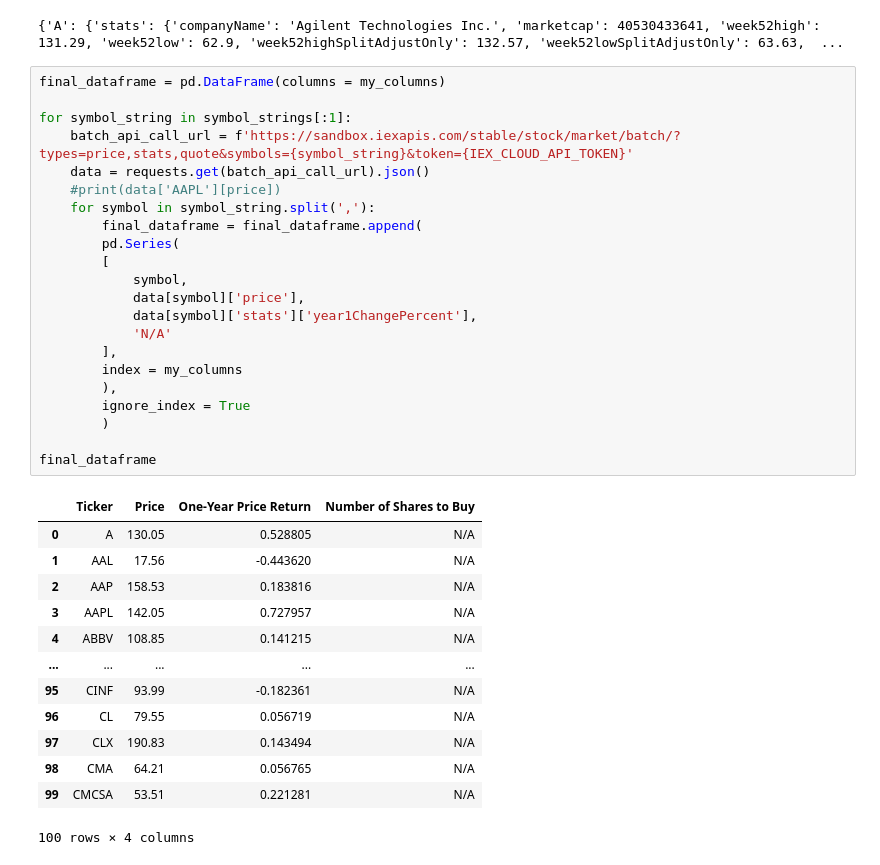
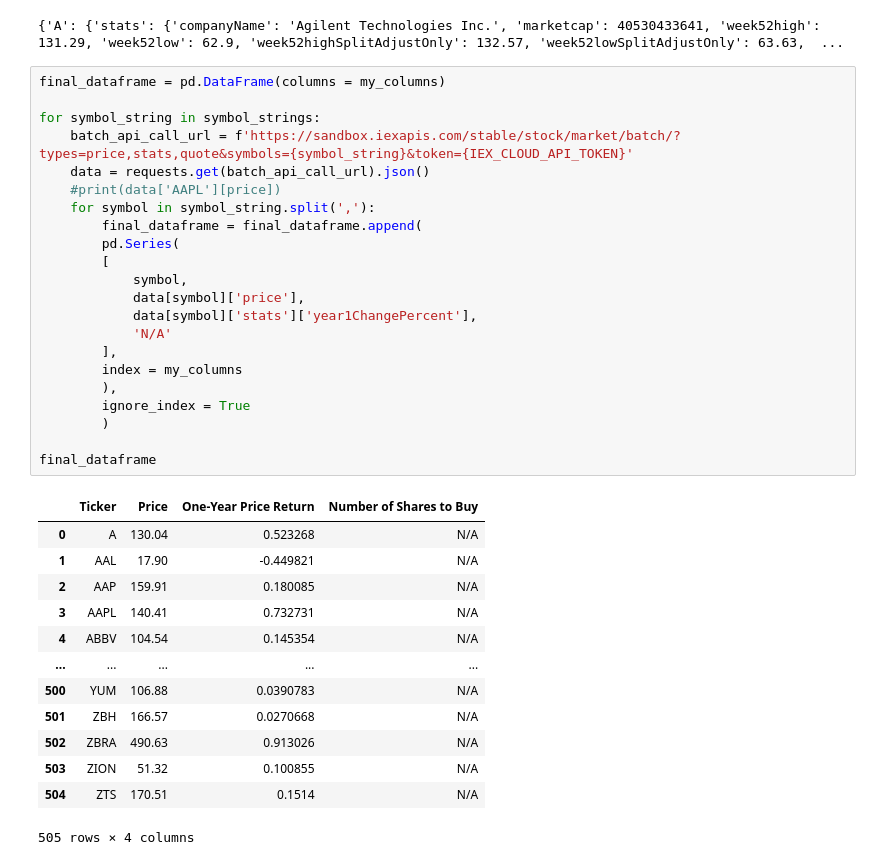
Before and after one commit to Manas1820/G_MAP, a Jupyter notebook: stock_prediction/stock_prediction_using_momentum_as_factor.ipynb, the cells around one changed output. Saved outputs shown, nothing was run; the diff lists cells and outputs as text.

```diff
--- a/stock_prediction/stock_prediction_using_momentum_as_factor.ipynb
+++ b/stock_prediction/stock_prediction_using_momentum_as_factor.ipynb
@@ -86,36 +86,36 @@ for symbol_string in symbol_strings[:1]:
 # %%
 final_dataframe = pd.DataFrame(columns = my_columns)
 
-for symbol_string in symbol_strings[:1]:
+for symbol_string in symbol_strings:
     batch_api_call_url = f'https://sandbox.iexapis.com/stable/stock/market/batch/?types=price,stats,quote&symbols={symbol_string}&token={IEX_CLOUD_API_TOKEN}'
     data = requests.get(batch_api_call_url).json()
     #print(data['AAPL'][price])
     for symbol in symbol_string.split(','):
         final_dataframe = final_dataframe.append(
         pd.Series(
         [
             symbol,
             data[symbol]['price'],
             data[symbol]['stats']['year1ChangePercent'],
             'N/A'
         ],
         index = my_columns
         ),
         ignore_index = True
         )
 
 final_dataframe
 # %% [output]
 |  | Ticker | Price | One-Year Price Return | Number of Shares to Buy |
-| 0 | A | 130.05 | 0.528805 | N/A |
-| 1 | AAL | 17.56 | -0.443620 | N/A |
-| 2 | AAP | 158.53 | 0.183816 | N/A |
-| 3 | AAPL | 142.05 | 0.727957 | N/A |
-| 4 | ABBV | 108.85 | 0.141215 | N/A |
+| 0 | A | 130.04 | 0.523268 | N/A |
+| 1 | AAL | 17.90 | -0.449821 | N/A |
+| 2 | AAP | 159.91 | 0.180085 | N/A |
+| 3 | AAPL | 140.41 | 0.732731 | N/A |
+| 4 | ABBV | 104.54 | 0.145354 | N/A |
 | ... | ... | ... | ... | ... |
-| 95 | CINF | 93.99 | -0.182361 | N/A |
-| 96 | CL | 79.55 | 0.056719 | N/A |
-| 97 | CLX | 190.83 | 0.143494 | N/A |
-| 98 | CMA | 64.21 | 0.056765 | N/A |
-| 99 | CMCSA | 53.51 | 0.221281 | N/A |
+| 500 | YUM | 106.88 | 0.0390783 | N/A |
+| 501 | ZBH | 166.57 | 0.0270668 | N/A |
+| 502 | ZBRA | 490.63 | 0.913026 | N/A |
+| 503 | ZION | 51.32 | 0.100855 | N/A |
+| 504 | ZTS | 170.51 | 0.1514 | N/A |
-100 rows × 4 columns
+505 rows × 4 columns
```
